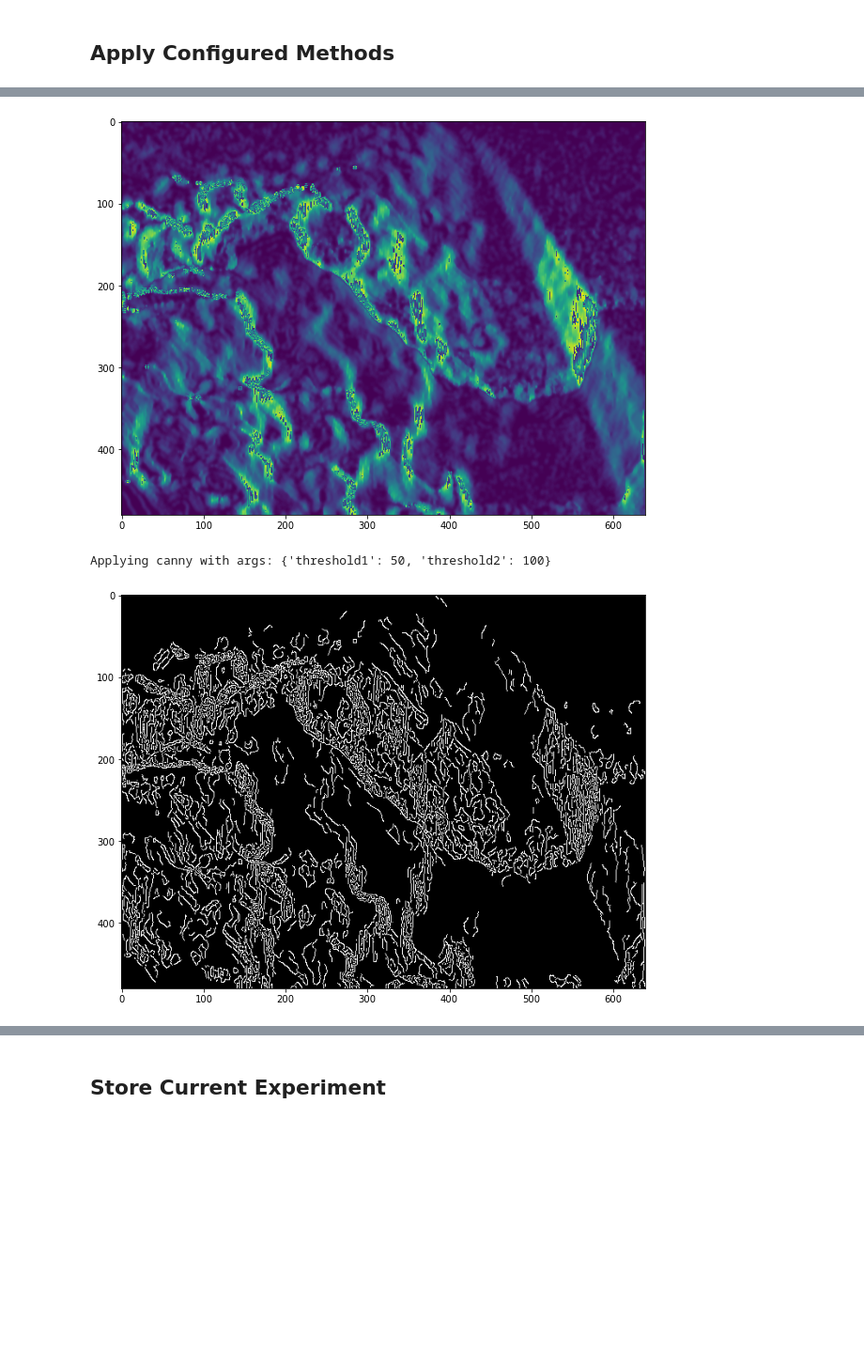
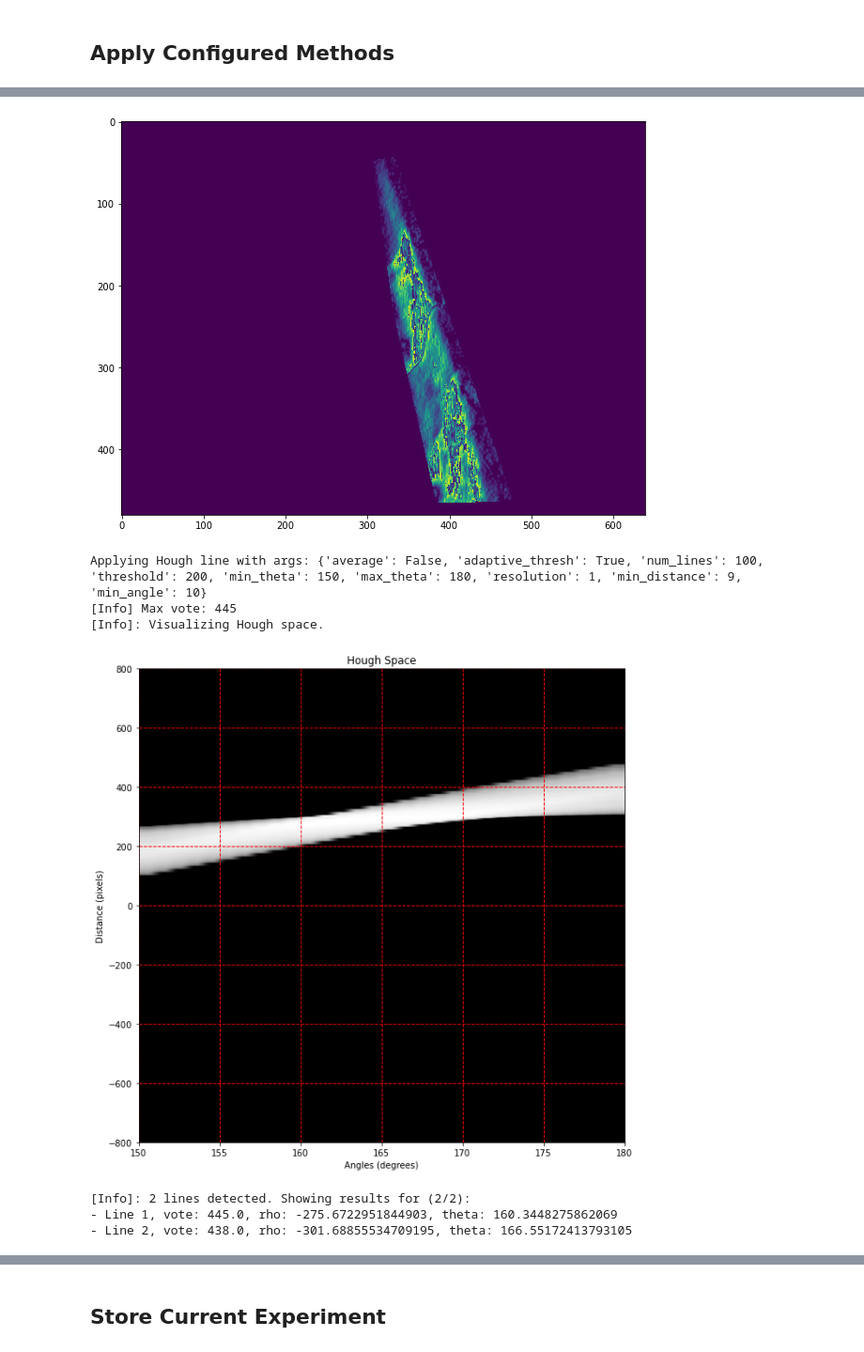
Before and after one commit to free-bit/furrow-edge-detector, a Jupyter notebook: Image Processing & Feature Detection.ipynb, the cells around one changed output, grey strips where cells are left out. Shown at 94% size. Cells and saved outputs as stored; diff of their text form; code cells hidden in the pictures; blank space fills up the shorter version.

```diff
--- a/Image Processing & Feature Detection.ipynb
+++ b/Image Processing & Feature Detection.ipynb
@@ -253,8 +224,24 @@ def sobelh_config(ksize=5):
 def canny_config(threshold1=50, threshold2=100):
     return {"threshold1": threshold1, "threshold2": threshold2}
 
-def hough_line_config(average=True, threshold=200, min_theta=0, max_theta=180):
-    return {"average": average, "threshold": threshold, "min_theta": np.deg2rad(min_theta), "max_theta": np.deg2rad(max_theta)}
+def hough_line_config(average=True,
+                      adaptive_thresh=True,
+                      num_lines=5,    # take num_lines top voted lines
+                      threshold=200,  # minimum votes required to accept a line
+                      min_theta=0,    # minimum angles to accept a line
+                      max_theta=180,  # maximum angles to accept a line
+                      resolution=1,   # resolution: 2 == unit angle: 0.5
+                      min_distance=9, # take lines separated with at least min_distance pixels
+                      min_angle=10):  # take lines separated with at least min_angle degrees
+    return {"average": average,
+            "adaptive_thresh": adaptive_thresh,
+            "num_lines": num_lines,
+            "threshold": threshold,
+            "min_theta": min_theta,
+            "max_theta": max_theta,
+            "resolution": resolution,
+            "min_distance": min_distance,
+            "min_angle": min_angle}
 # %% [markdown]
 ## Image Processing Functions
 
@@ -534,6 +536,6 @@ def apply_sk_hough_line(bin_image, visualize=True, average=True, **kwargs):
 # %%
-folders = os.listdir("frames")
-folders = sorted(list(map(lambda folder: os.path.join("frames", folder), folders)))
+folders = os.listdir("frames120")
+folders = sorted(list(map(lambda folder: os.path.join("frames120", folder), folders)))
 triplets_per_folder = {}
 
 for folder in folders:
@@ -572,13 +569,13 @@ Number of folders: 8
 # folder_indices = list(range(8))
 # folder_idx = str(random.choice(folder_indices))
 # print("Folder choice:", folder_idx)
-folder_idx = 6
+folder_idx = 0
 folder = folders[folder_idx]
 
 # file_indices = list(range(1, 16))
 # frame_idx = str(random.choice(file_indices))
 # print("Frame choice:", frame_idx)
-frame_idx = 0
+frame_idx = 119
 
 print("Fetching frame: {} from folder: {}".format(frame_idx+1, folder))
 rgb_img, depth_img, depth_arr = triplets_per_folder[folder][frame_idx]
@@ -650,7 +647,14 @@ laplacian_ui = lambda: interactive(laplacian_config, ksize=(1,20))
 sobelv_ui = lambda: interactive(sobelv_config, ksize=(1,20))
 sobelh_ui = lambda: interactive(sobelh_config, ksize=(1,20))
 canny_ui = lambda: interactive(canny_config, threshold1=(0,100), threshold2=(0,100))
-hough_line_ui = lambda: interactive(hough_line_config, threshold=(0,1000), min_theta=(0, 360), max_theta=(0, 360))
+hough_line_ui = lambda: interactive(hough_line_config,
+                                    num_lines=(1,500),
+                                    threshold=(0,100000),
+                                    min_theta=(0,180),
+                                    max_theta=(0,180),
+                                    resolution=(1,5),
+                                    min_distance=(0,1000),
+                                    min_angle=(0,180))
 
 # Binding names to the configuration UI elements
 preproc_ui = {
@@ -763,5 +772,5 @@ if roi_config:
 
 input_image = depth_img.copy() # rgb_img
 output = apply_functions(input_image.copy(), func_stack, config_stack)
-# show_contours(input_image, output, contourIdx=0, cmap=None)
+show_shapes(input_image.copy(), output, shapeIdx=0, cmap=None)
 # %% [output]
@@ -774,3 +787,8 @@ Applying bilateral filter with args: {'d': 7, 'sigmaColor': 50, 'sigmaSpace': 50
-[figure, old version]
+[figure, new version]
-Applying canny with args: {'threshold1': 50, 'threshold2': 100}
+Applying Hough line with args: {'average': False, 'adaptive_thresh': True, 'num_lines': 100, 'threshold': 200, 'min_theta': 150, 'max_theta': 180, 'resolution': 1, 'min_distance': 9, 'min_angle': 10}
+[Info] Max vote: 445
+[Info]: Visualizing Hough space.
-[figure, old version]
+[figure, new version]
+[Info]: 2 lines detected. Showing results for (2/2):
+- Line 1, vote: 445.0, rho: -275.6722951844903, theta: 160.3448275862069
+- Line 2, vote: 438.0, rho: -301.68855534709195, theta: 166.55172413793105
```
Also changed, not shown: parts of 23 cells of this notebook.
